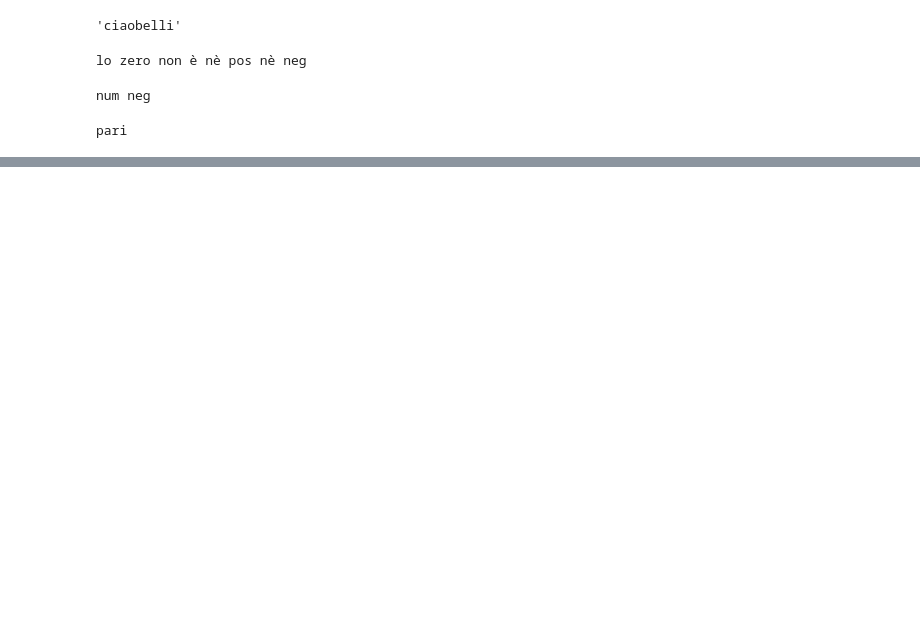
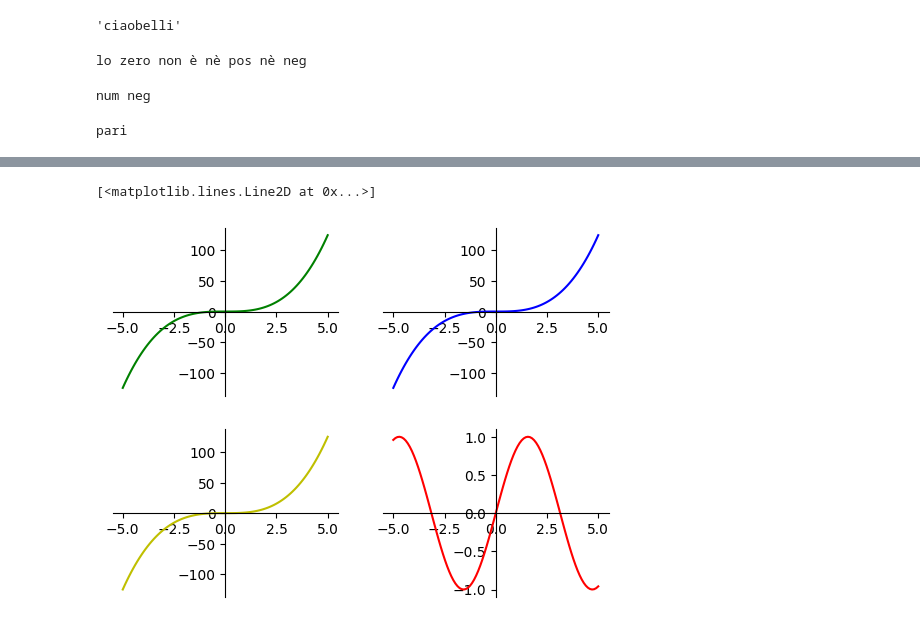
Before and after one commit to Frenz86/IFDM-25, a Jupyter notebook: Less07/test.ipynb, the cells around one changed output, grey strips where cells are left out. Drawn from its saved outputs; the diff is of its cells as text; code cells hidden in the pictures; blank space fills up the shorter version.

```diff
--- a/Less07/test.ipynb
+++ b/Less07/test.ipynb
@@ -50,0 +54,60 @@ rett.per()
+# %%
+# 100 linearly spaced numbers
+x = np.linspace(-5,5,100)
+
+# the function, which is y = ??? here
+y = x**3
+
+
+# setting the axes at the centre
+fig = plt.figure()
+
+
+ax = fig.add_subplot(2, 2, 1)
+ax.spines['left'].set_position('center')
+ax.spines['bottom'].set_position('center')
+ax.spines['right'].set_color('none')
+ax.spines['top'].set_color('none')
+# ax.xaxis.set_ticks_position('bottom')
+# ax.yaxis.set_ticks_position('right')
+# plot the function
+plt.plot(x,y, '-g')
+
+ax = fig.add_subplot(2, 2, 2)
+ax.spines['left'].set_position('center')
+ax.spines['bottom'].set_position('center')
+ax.spines['right'].set_color('none')
+ax.spines['top'].set_color('none')
+# ax.xaxis.set_ticks_position('bottom')
+# ax.yaxis.set_ticks_position('right')
+# plot the function
+plt.plot(x,y, '-b')
+
+
+ax = fig.add_subplot(2, 2, 3)
+ax.spines['left'].set_position('center')
+ax.spines['bottom'].set_position('center')
+ax.spines['right'].set_color('none')
+ax.spines['top'].set_color('none')
+# ax.xaxis.set_ticks_position('bottom')
+# ax.yaxis.set_ticks_position('right')
+# plot the function
+plt.plot(x,y, '-y')
+
+x1 = np.linspace(-5,5,100)
+
+# the function, which is y = ??? here
+y1 = np.sin(x)
+
+ax = fig.add_subplot(2, 2, 4)
+ax.spines['left'].set_position('center')
+ax.spines['bottom'].set_position('center')
+ax.spines['right'].set_color('none')
+ax.spines['top'].set_color('none')
+# ax.xaxis.set_ticks_position('bottom')
+# ax.yaxis.set_ticks_position('right')
+# plot the function
+plt.plot(x1,y1, '-r')
+# %% [output]
+[<matplotlib.lines.Line2D at 0x...>]
+[figure, added]
```
Also changed, not shown: parts of 4 cells of this notebook, 5 other files.
